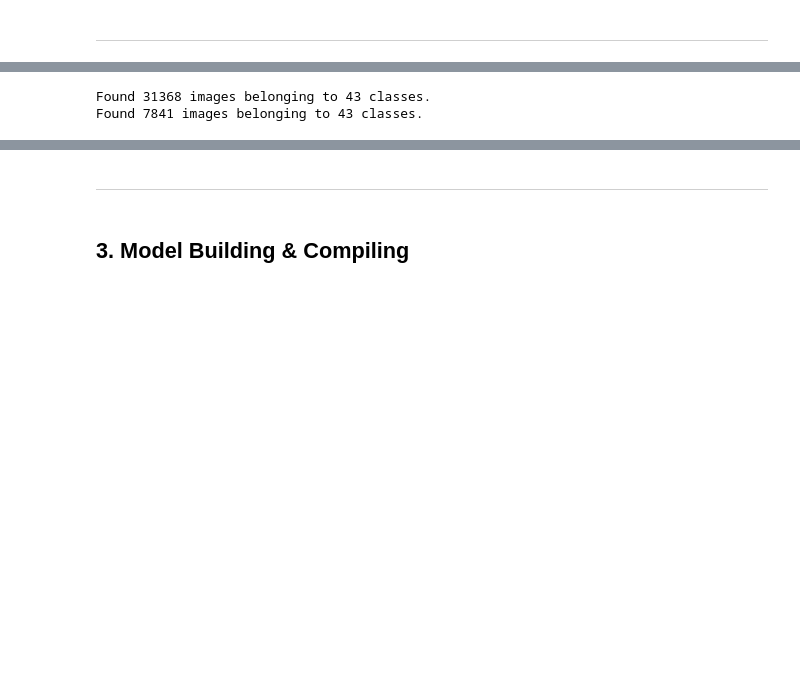
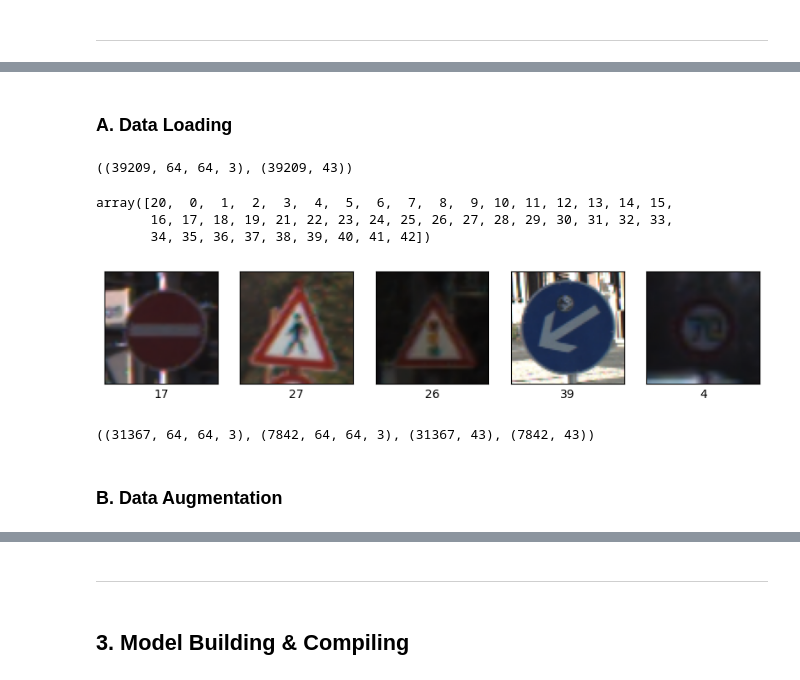
Before and after one commit to Medkallel/Road-Signs-Deep-Learning-Classification, a Jupyter notebook: Models_Training.ipynb, the cells around one changed output, grey strips where cells are left out. Drawn from its saved outputs; the diff is of its cells as text; code cells hidden in the pictures; blank space fills up the shorter version.

Commit message:
Switched data load to numpy/Accuracy @.97

```diff
--- a/Models_Training.ipynb
+++ b/Models_Training.ipynb
@@ -11,7 +30,8 @@ import tensorflow.keras as keras
 
 random_seed = 42
 # %%
-train_data_path = "Data/archive/Train"
+train_data_path = "Data/archive/"
+image_size = (64, 64)
 # %% [markdown]
 ---
 # %% [markdown]
@@ -18,0 +39,19 @@ train_data_path = "Data/archive/Train"
+# %% [markdown]
+### A. Data Loading
+# %%
+def load_data(meta_data, data_path, image_size, is_test=False):
+    Y = (
+        keras.utils.to_categorical(meta_data["ClassId"])
+        if not is_test
+        else meta_data["ClassId"]
+    )
+    X = np.array(
+        [
+            np.array(
+                cv2.resize(cv2.imread(data_path + path)[..., ::-1], image_size),
+                dtype=np.float64,
+            )
+            for path in tqdm(meta_data.Path)
+        ]
+    )
+    return X, Y
@@ -18,0 +62,24 @@ train_data_path = "Data/archive/Train"
+# %%
+X.shape, Y.shape
+# %% [output]
+((39209, 64, 64, 3), (39209, 43))
+# %%
+train_meta_data.ClassId.unique()
+# %% [output]
+array([20,  0,  1,  2,  3,  4,  5,  6,  7,  8,  9, 10, 11, 12, 13, 14, 15,
+       16, 17, 18, 19, 21, 22, 23, 24, 25, 26, 27, 28, 29, 30, 31, 32, 33,
+       34, 35, 36, 37, 38, 39, 40, 41, 42])
+# %%
+def plot_random_samples(meta_data, X):
+    fig, axes = plt.subplots(1, 5, figsize=(10, 5))
+    for i in range(5):
+        n = randint(0, len(X))
+        axes[i].imshow(X[n] / 255)
+        axes[i].set_xlabel((meta_data.ClassId.iloc[n]))
+        axes[i].set_xticks(()), axes[i].set_yticks(())
+    plt.show()
+
+
+plot_random_samples(train_meta_data, X)
+# %% [output]
+[figure, added]
@@ -19,3 +96,9 @@ train_data_path = "Data/archive/Train"
+# %%
+X_train.shape, X_val.shape, Y_train.shape, Y_val.shape
+# %% [output]
+((31367, 64, 64, 3), (7842, 64, 64, 3), (31367, 43), (7842, 43))
+# %% [markdown]
+### B. Data Augmentation
 # %%
 train_datagen = keras.preprocessing.image.ImageDataGenerator(
     width_shift_range=0.1,
@@ -23,26 +106,6 @@ train_datagen = keras.preprocessing.image.ImageDataGenerator(
     zoom_range=0.1,
     rotation_range=10,
     brightness_range=[0.9, 1.1],
-    validation_split=0.2,
 )
-train = train_datagen.flow_from_directory(
-    train_data_path,
-    subset="training",
-    seed=random_seed,
-    shuffle=True,
-    interpolation="bicubic",
-    batch_size=64,
-    target_size=(64, 64),
-)
-val = train_datagen.flow_from_directory(
-    train_data_path,
-    subset="validation",
-    seed=random_seed,
-    shuffle=True,
-    interpolation="bicubic",
-    batch_size=64,
-    target_size=(64, 64),
-)
+it_train = train_datagen.flow(X_train, Y_train, batch_size=64)
+it_val = train_datagen.flow(X_val, Y_val, batch_size=64)
-# %% [output]
-Found 31368 images belonging to 43 classes.
-Found 7841 images belonging to 43 classes.
```
Also changed, not shown: parts of 26 cells of this notebook.
